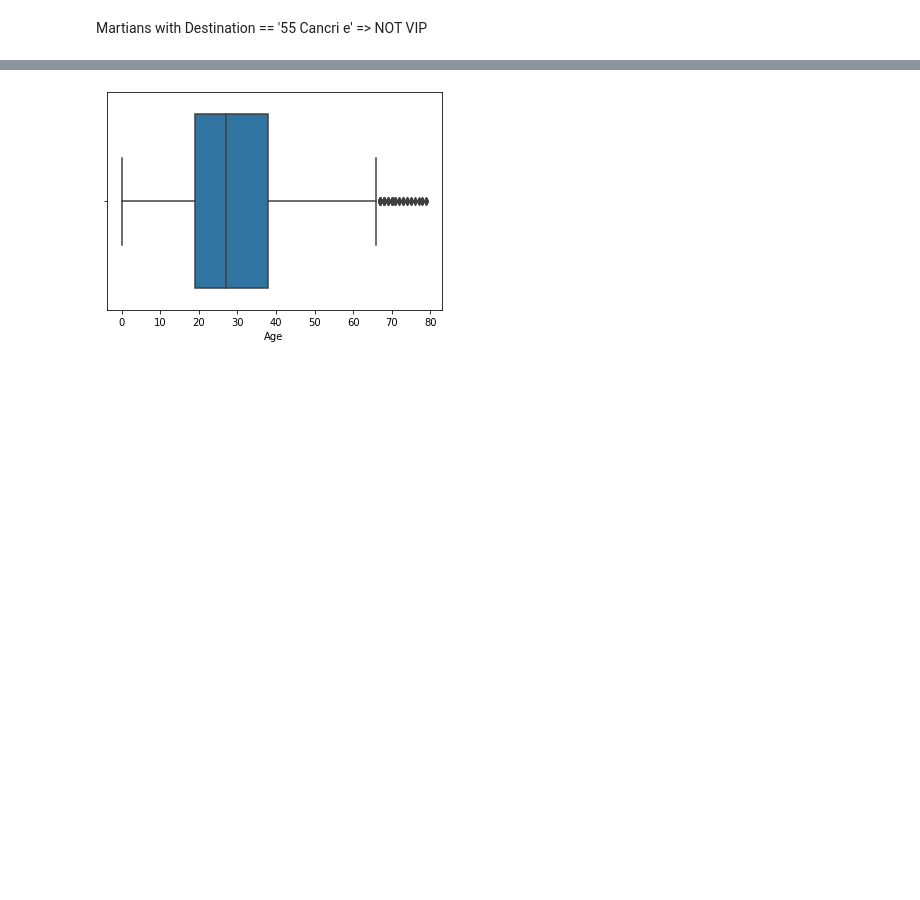
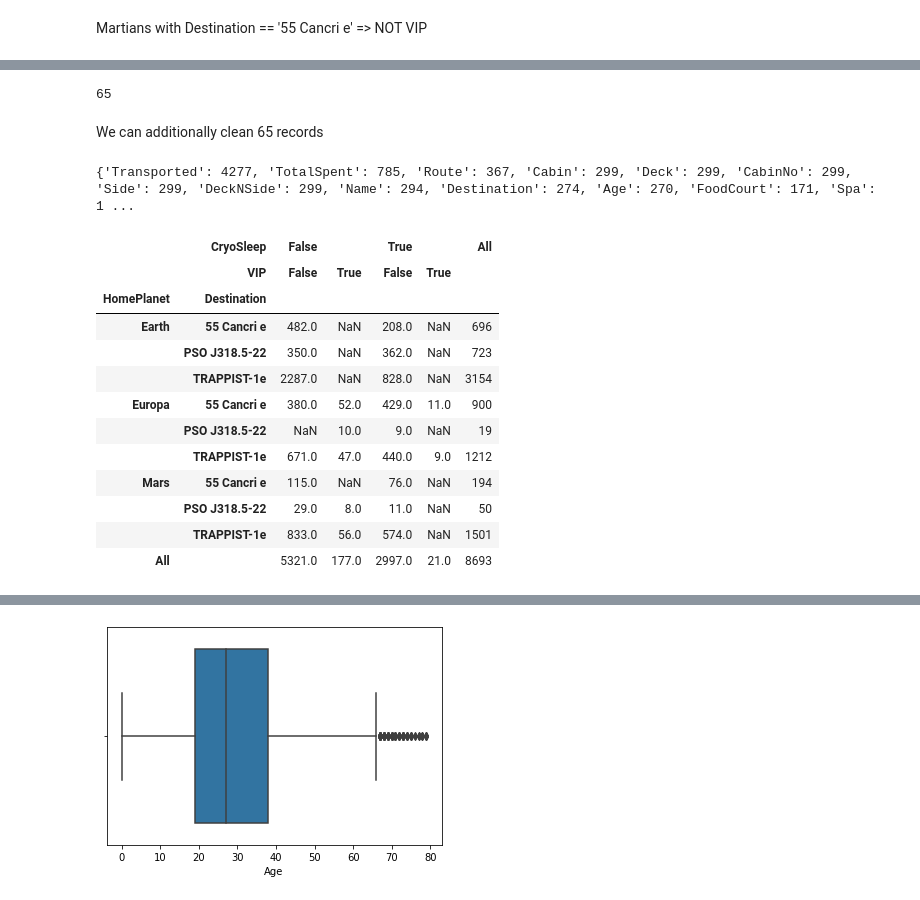
Before and after one commit to sharuhinda/ds_spaceship, a Jupyter notebook: ds_test.ipynb, the cells around one changed output, grey strips where cells are left out. Saved outputs shown, nothing was run; the diff lists cells and outputs as text; code cells hidden in the pictures; blank space fills up the shorter version.

```diff
--- a/ds_test.ipynb
+++ b/ds_test.ipynb
@@ -671,0 +679,6 @@ df[(df['Route'] == 'Europa->PSO J318.5-22') & (df['CryoSleep'] == False)]
+# %%
+len(df[(df['Age'] < 13) & df['TotalSpent'].isna()])
+# %% [output]
+65
+# %% [markdown]
+We can additionally clean 65 records
@@ -671,0 +696,20 @@ df[(df['Route'] == 'Europa->PSO J318.5-22') & (df['CryoSleep'] == False)]
+# %%
+print(dict(sorted(get_df_nans(df).items(), key=lambda item: item[1], reverse=True)))
+# %% [output]
+{'Transported': 4277, 'TotalSpent': 785, 'Route': 367, 'Cabin': 299, 'Deck': 299, 'CabinNo': 299, 'Side': 299, 'DeckNSide': 299, 'Name': 294, 'Destination': 274, 'Age': 270, 'FoodCourt': 171, 'Spa': 1 ...
+# %%
+pd.pivot_table(df, values='Transported', index=['HomePlanet', 'Destination'], columns=['CryoSleep', 'VIP'], aggfunc='count', dropna=False, margins=True)
+# %% [output]
+|  | CryoSleep | False |  | True |  | All |
+|  | VIP | False | True | False | True |  |
+| HomePlanet | Destination |  |  |  |  |  |
+| Earth | 55 Cancri e | 482.0 | NaN | 208.0 | NaN | 696 |
+|  | PSO J318.5-22 | 350.0 | NaN | 362.0 | NaN | 723 |
+|  | TRAPPIST-1e | 2287.0 | NaN | 828.0 | NaN | 3154 |
+| Europa | 55 Cancri e | 380.0 | 52.0 | 429.0 | 11.0 | 900 |
+|  | PSO J318.5-22 | NaN | 10.0 | 9.0 | NaN | 19 |
+|  | TRAPPIST-1e | 671.0 | 47.0 | 440.0 | 9.0 | 1212 |
+| Mars | 55 Cancri e | 115.0 | NaN | 76.0 | NaN | 194 |
+|  | PSO J318.5-22 | 29.0 | 8.0 | 11.0 | NaN | 50 |
+|  | TRAPPIST-1e | 833.0 | 56.0 | 574.0 | NaN | 1501 |
+| All |  | 5321.0 | 177.0 | 2997.0 | 21.0 | 8693 |
```
Also changed, not shown: parts of 39 cells of this notebook.
